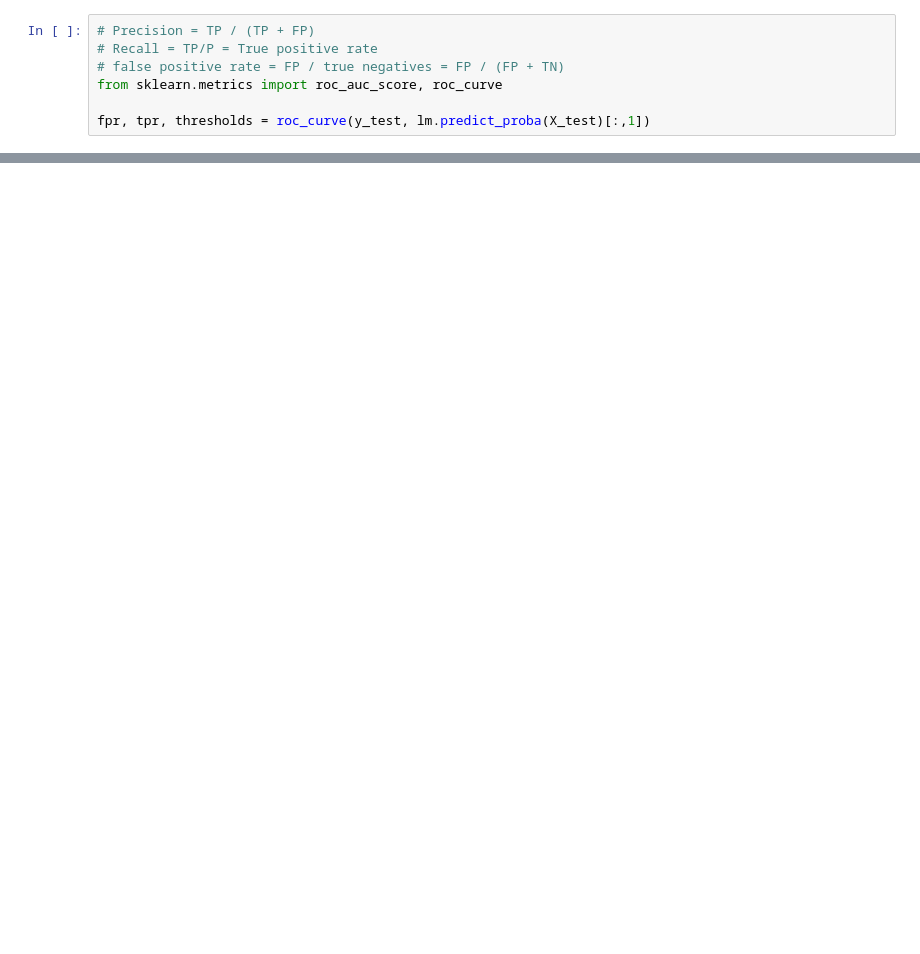
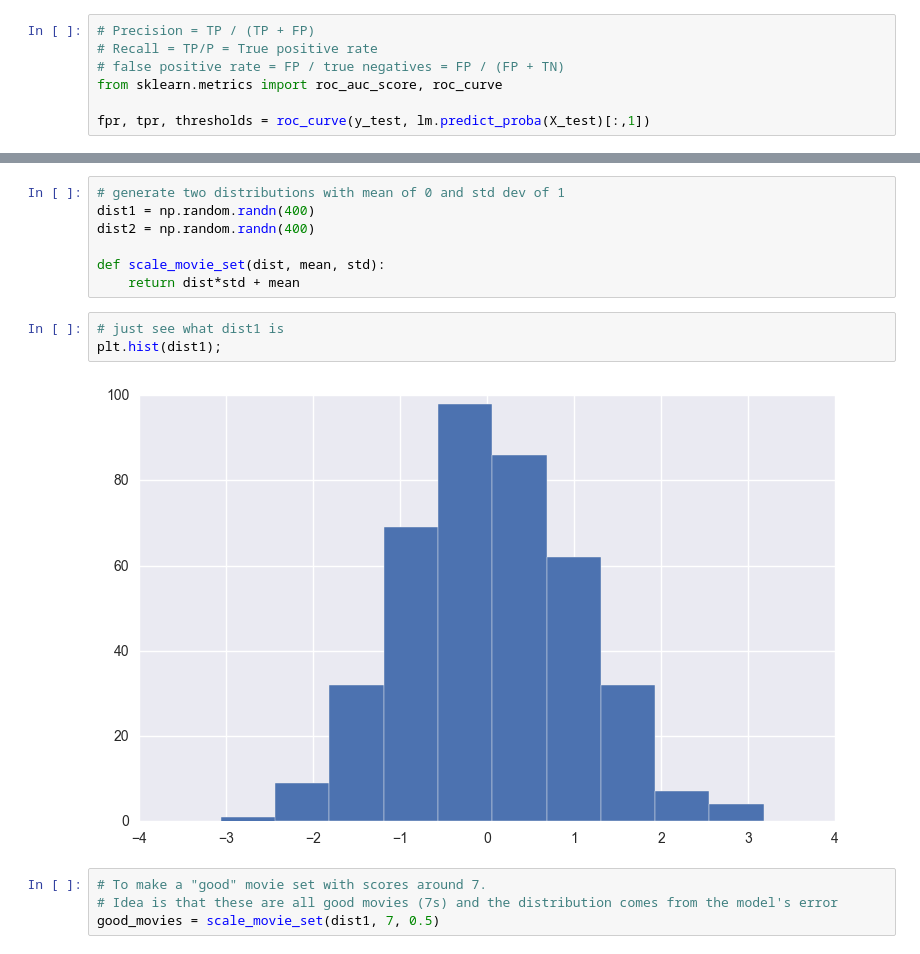
Before and after one commit to kiwidamien/my_metis_materials, a Jupyter notebook: accuracy_metrics/Accuracy_metrics.ipynb, the cells around one changed output, grey strips where cells are left out. Saved outputs shown, nothing was run; the diff lists cells and outputs as text; blank space fills up the shorter version.

```diff
--- a/accuracy_metrics/Accuracy_metrics.ipynb
+++ b/accuracy_metrics/Accuracy_metrics.ipynb
@@ -306,0 +363,16 @@ ROC AUC score =  0.966837692523
+# %%
+# generate two distributions with mean of 0 and std dev of 1
+dist1 = np.random.randn(400)
+dist2 = np.random.randn(400)
+
+def scale_movie_set(dist, mean, std):
+    return dist*std + mean
+# %%
+# just see what dist1 is
+plt.hist(dist1);
+# %% [output]
+[figure, added]
+# %%
+# To make a "good" movie set with scores around 7.
+# Idea is that these are all good movies (7s) and the distribution comes from the model's error
+good_movies = scale_movie_set(dist1, 7, 0.5)
```
Also changed, not shown: parts of 28 cells of this notebook.
